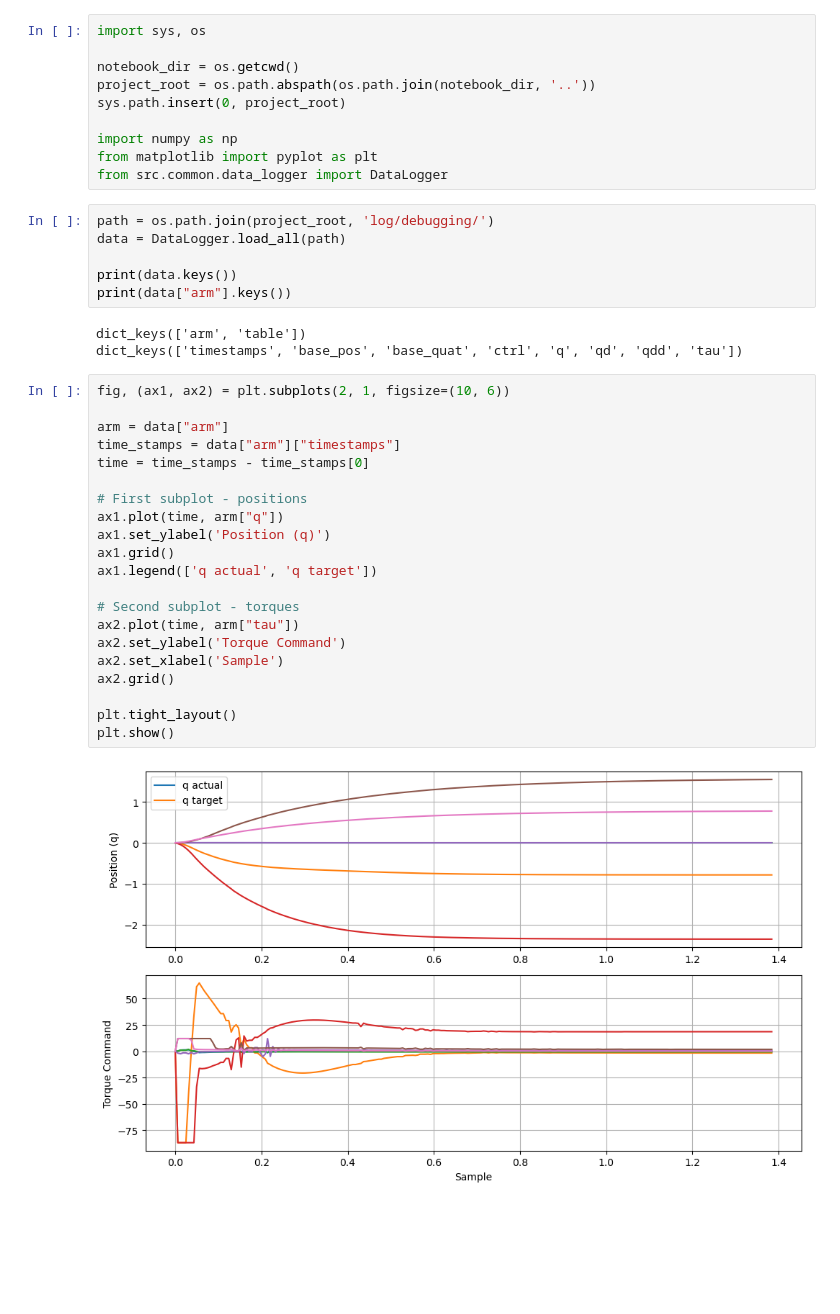
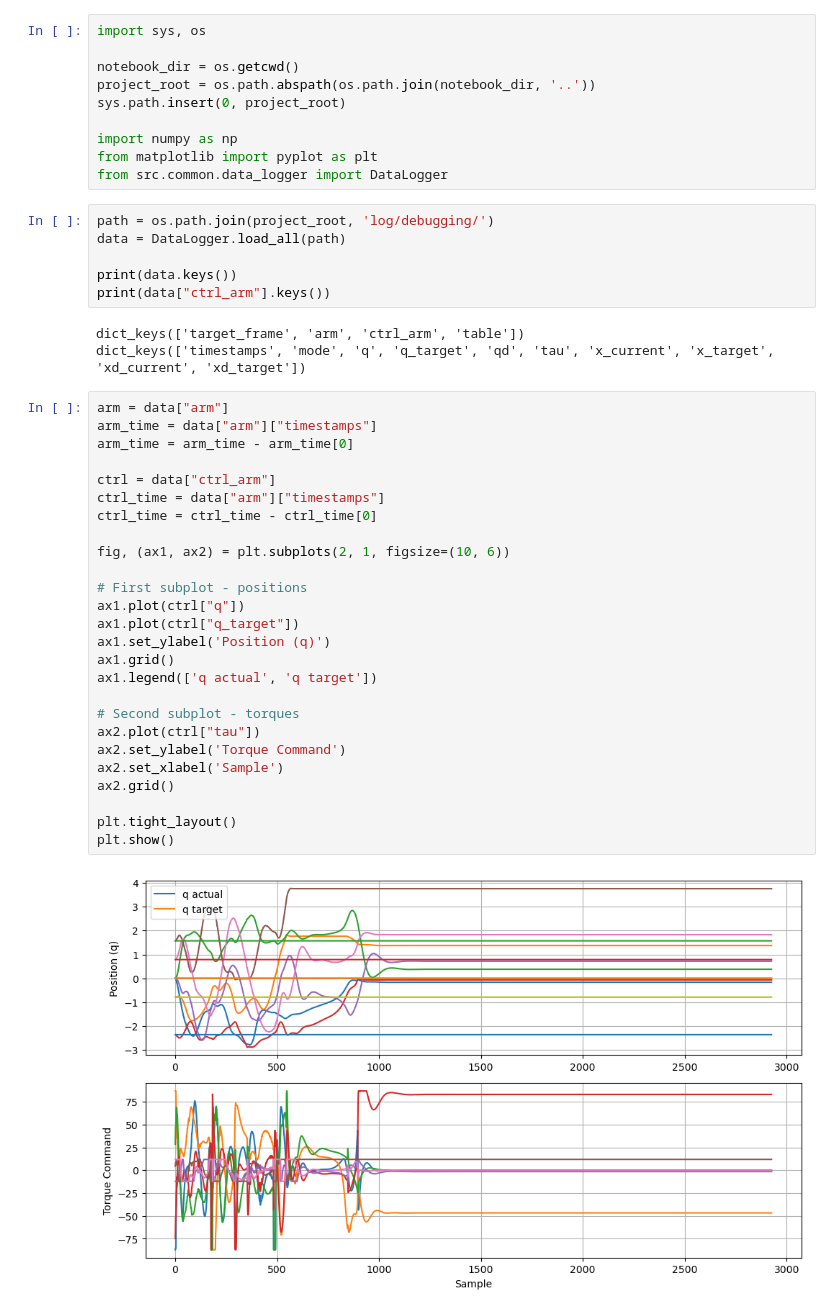
Before and after one commit to AlexanderWegenerRobotics/vision-mpc, a Jupyter notebook: scripts/analyze_controller.ipynb, the cells around one changed output. Cells and saved outputs as stored; diff of their text form; blank space fills up the shorter version.

```diff
--- a/scripts/analyze_controller.ipynb
+++ b/scripts/analyze_controller.ipynb
@@ -13,31 +13,36 @@ path = os.path.join(project_root, 'log/debugging/')
 data = DataLogger.load_all(path)
 
 print(data.keys())
-print(data["arm"].keys())
+print(data["ctrl_arm"].keys())
 # %% [output]
-dict_keys(['arm', 'table'])
-dict_keys(['timestamps', 'base_pos', 'base_quat', 'ctrl', 'q', 'qd', 'qdd', 'tau'])
+dict_keys(['target_frame', 'arm', 'ctrl_arm', 'table'])
+dict_keys(['timestamps', 'mode', 'q', 'q_target', 'qd', 'tau', 'x_current', 'x_target', 'xd_current', 'xd_target'])
 # %%
+arm = data["arm"]
+arm_time = data["arm"]["timestamps"]
+arm_time = arm_time - arm_time[0]
+
+ctrl = data["ctrl_arm"]
+ctrl_time = data["arm"]["timestamps"]
+ctrl_time = ctrl_time - ctrl_time[0]
+
 fig, (ax1, ax2) = plt.subplots(2, 1, figsize=(10, 6))
 
-arm = data["arm"]
-time_stamps = data["arm"]["timestamps"]
-time = time_stamps - time_stamps[0]
-
 # First subplot - positions
-ax1.plot(time, arm["q"])
+ax1.plot(ctrl["q"])
+ax1.plot(ctrl["q_target"])
 ax1.set_ylabel('Position (q)')
 ax1.grid()
 ax1.legend(['q actual', 'q target'])
 
 # Second subplot - torques
-ax2.plot(time, arm["tau"])
+ax2.plot(ctrl["tau"])
 ax2.set_ylabel('Torque Command')
 ax2.set_xlabel('Sample')
 ax2.grid()
 
 plt.tight_layout()
 plt.show()
 # %% [output]
-[figure, old version]
+[figure, new version]
 # %%
```
Also changed, not shown: parts of 1 cell of this notebook, 12 other files.
